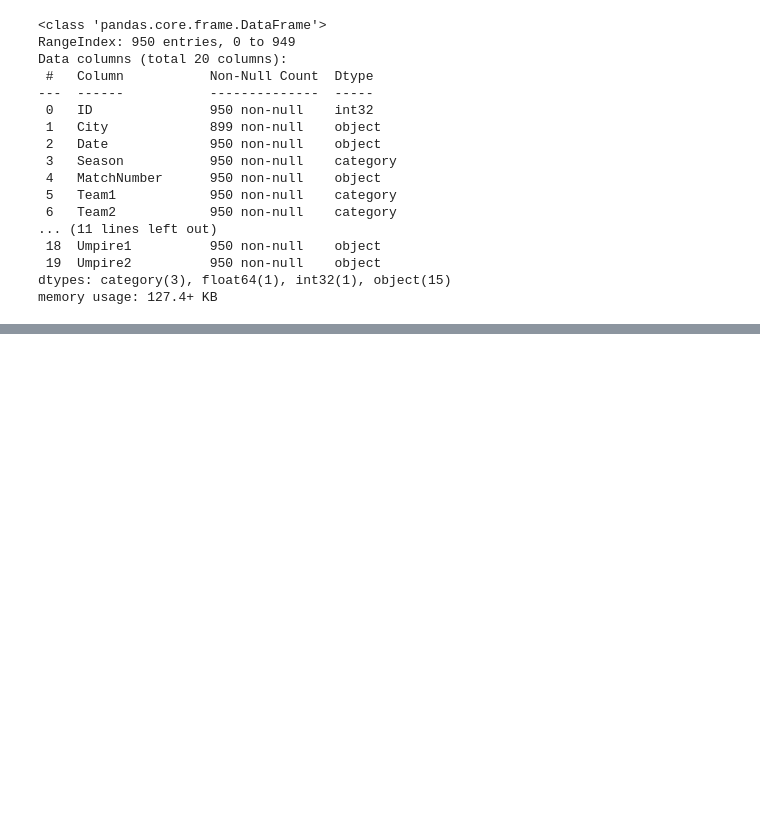
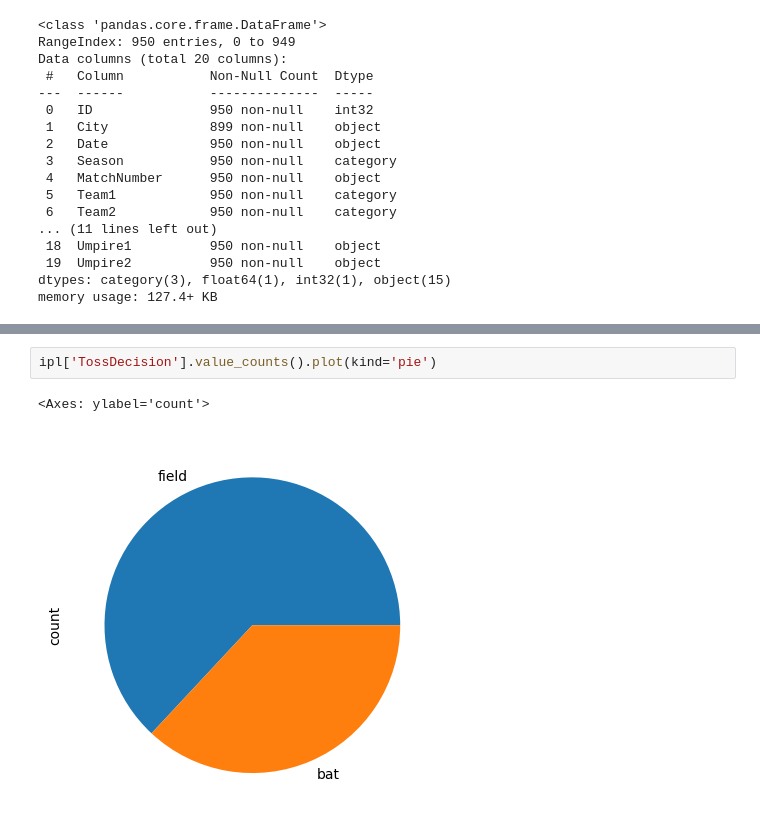
Before and after one commit to Evergreenies/data-science-learning, a Jupyter notebook: pandas-practices/pandas-dataframes/pandas-dataframe.ipynb, the cells around one changed output, grey strips where cells are left out. Saved outputs shown, nothing was run; the diff lists cells and outputs as text; blank space fills up the shorter version.

```diff
--- a/pandas-practices/pandas-dataframes/pandas-dataframe.ipynb
+++ b/pandas-practices/pandas-dataframes/pandas-dataframe.ipynb
@@ -692,0 +714,5 @@ memory usage: 127.4+ KB
+# %%
+ipl['TossDecision'].value_counts().plot(kind='pie')
+# %% [output]
+<Axes: ylabel='count'>
+[figure, added]
```
Also changed, not shown: parts of 19 cells of this notebook.
